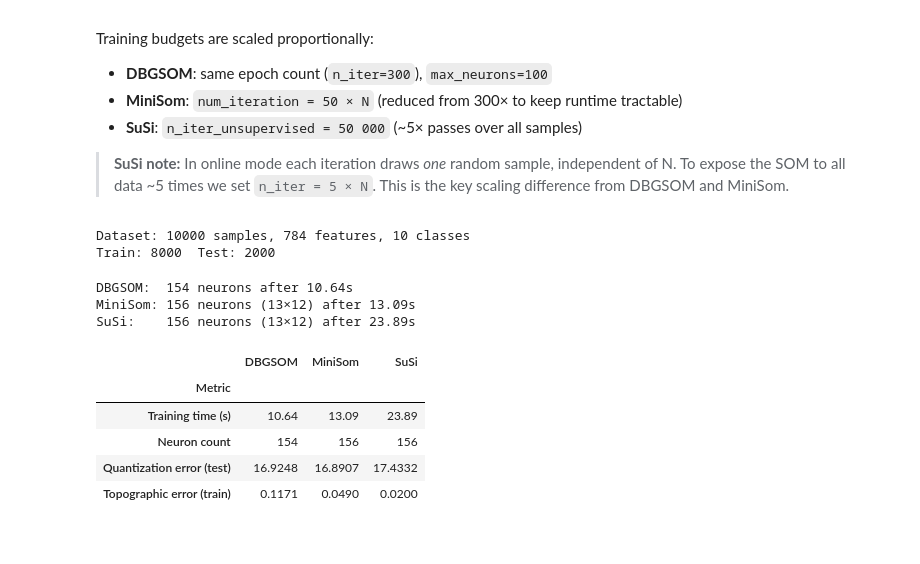
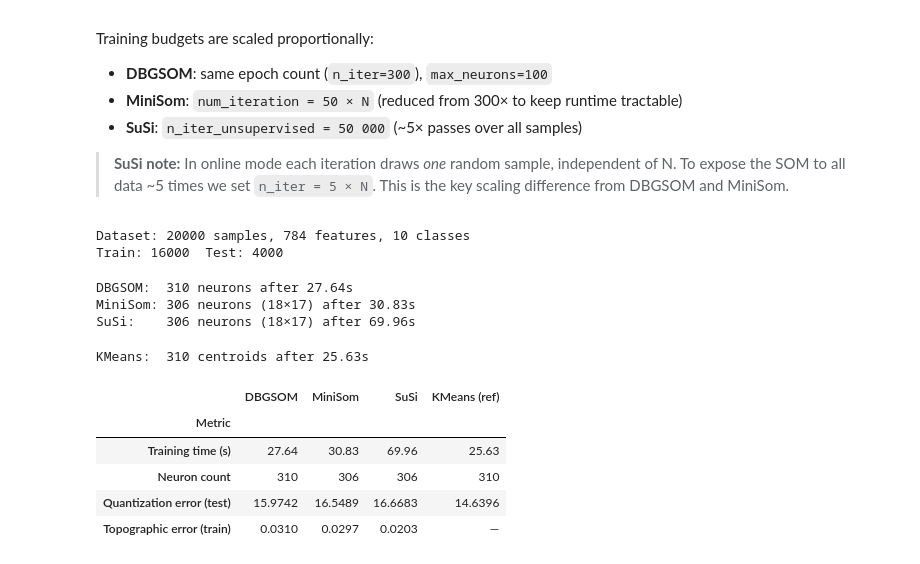
Before and after one commit to SandroMartens/DBGSOM, a Jupyter notebook: examples/minisom_comparison.ipynb, the cells around one changed output. Cells and saved outputs as stored; diff of their text form; code cells hidden in the pictures.

```diff
--- a/examples/minisom_comparison.ipynb
+++ b/examples/minisom_comparison.ipynb
@@ -376,7 +430,7 @@ Training budgets are scaled proportionally:
 # %%
 from sklearn.datasets import fetch_openml
 
-n_samples = 10_000
+n_samples = 20_000
 fmnist = fetch_openml("Fashion-MNIST", version=1, as_frame=False, parser="auto")
 X_all = StandardScaler().fit_transform(fmnist.data[:n_samples].astype(float))
 y_all = fmnist.target[:n_samples]
@@ -389,12 +443,12 @@ print(
 )
 print(f"Train: {len(X_train_l)}  Test: {len(X_test_l)}")
 # %% [output]
-Dataset: 10000 samples, 784 features, 10 classes
-Train: 8000  Test: 2000
+Dataset: 20000 samples, 784 features, 10 classes
+Train: 16000  Test: 4000
 # %%
 som_db_l = SomVQ(
     n_iter=1000,
-    lambda_=1.5,
+    lambda_=2.5,
     max_neurons=500,
     neighborhood_function="cutgauss",
     verbose=True,
@@ -441,13 +495,22 @@ print(
     f"SuSi:    {n_neurons_susi_l} neurons ({susi_rows_l}×{susi_cols_l}) after {t_susi_l:.2f}s"
 )
 # %% [output]
-DBGSOM:  154 neurons after 10.64s
-MiniSom: 156 neurons (13×12) after 13.09s
-SuSi:    156 neurons (13×12) after 23.89s
+DBGSOM:  310 neurons after 27.64s
+MiniSom: 306 neurons (18×17) after 30.83s
+SuSi:    306 neurons (18×17) after 69.96s
+# %%
+t0 = time.perf_counter()
+km_l = KMeans(n_clusters=n_neurons_db_l, random_state=42)
+km_l.fit(X_train_l)
+t_km_l = time.perf_counter() - t0
+print(f"KMeans:  {n_neurons_db_l} centroids after {t_km_l:.2f}s")
+# %% [output]
+KMeans:  310 centroids after 25.63s
 # %%
 qe_db_l = som_db_l.calculate_quantization_error(X_test_l)
 qe_ms_l = som_ms_l.quantization_error(X_test_l)
 qe_susi_l = susi_som_l.get_quantization_error()
+qe_km_l = np.mean(np.min(euclidean_distances(X_test_l, km_l.cluster_centers_), axis=1))
 
 te_db_l = som_db_l.topographic_error_
 te_ms_l = som_ms_l.topographic_error(X_test_l)
@@ -455,37 +518,43 @@ te_susi_l = rectangular_topographic_error(susi_som_l.unsuper_som_, X_test_l)
 
 pd.DataFrame(
     {
         "Metric": [
             "Training time (s)",
             "Neuron count",
             "Quantization error (test)",
             "Topographic error (train)",
         ],
         "DBGSOM": [
             f"{t_db_l:.2f}",
             n_neurons_db_l,
             f"{qe_db_l:.4f}",
             f"{te_db_l:.4f}",
         ],
         "MiniSom": [
             f"{t_ms_l:.2f}",
             n_neurons_ms_l,
             f"{qe_ms_l:.4f}",
             f"{te_ms_l:.4f}",
         ],
         "SuSi": [
             f"{t_susi_l:.2f}",
             n_neurons_susi_l,
             f"{qe_susi_l:.4f}",
             f"{te_susi_l:.4f}",
         ],
+        "KMeans (ref)": [
+            f"{t_km_l:.2f}",
+            n_neurons_db_l,
+            f"{qe_km_l:.4f}",
+            "—",
+        ],
     }
 ).set_index("Metric")
 # %% [output]
-|  | DBGSOM | MiniSom | SuSi |
-| Metric |  |  |  |
-| Training time (s) | 10.64 | 13.09 | 23.89 |
-| Neuron count | 154 | 156 | 156 |
-| Quantization error (test) | 16.9248 | 16.8907 | 17.4332 |
-| Topographic error (train) | 0.1171 | 0.0490 | 0.0200 |
+|  | DBGSOM | MiniSom | SuSi | KMeans (ref) |
+| Metric |  |  |  |  |
+| Training time (s) | 27.64 | 30.83 | 69.96 | 25.63 |
+| Neuron count | 310 | 306 | 306 | 310 |
+| Quantization error (test) | 15.9742 | 16.5489 | 16.6683 | 14.6396 |
+| Topographic error (train) | 0.0310 | 0.0297 | 0.0203 | — |
 # %%
```
Also changed, not shown: parts of 11 cells of this notebook, 7 other files.
